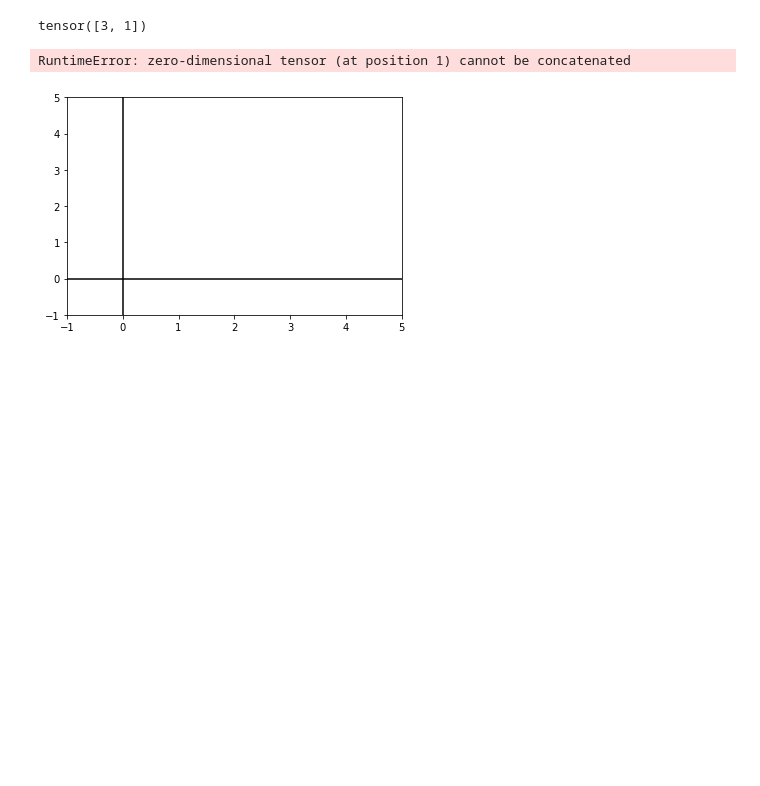
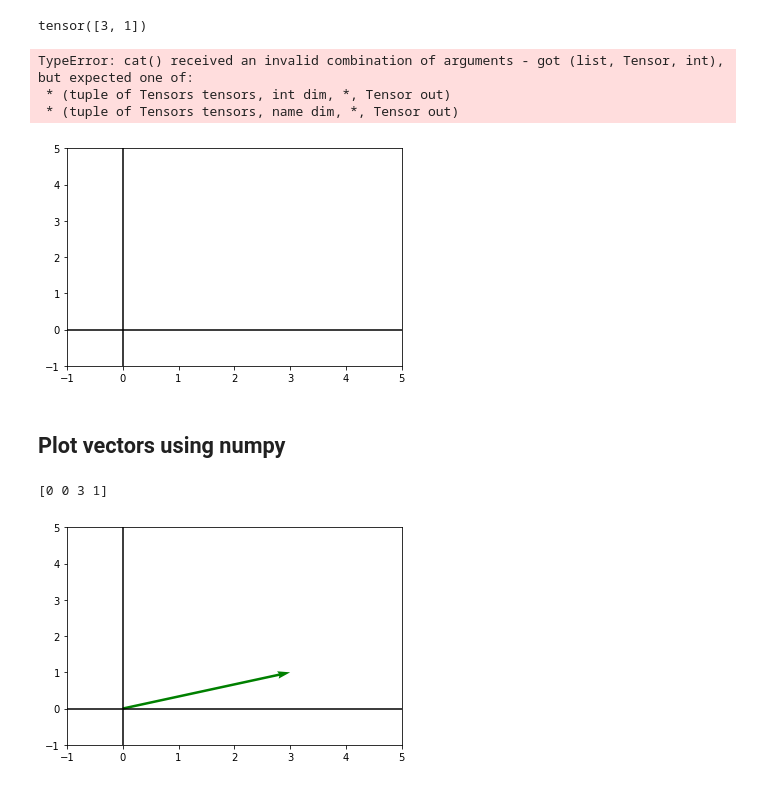
Before and after one commit to gilgamesh7/ml_math_python, a Jupyter notebook: 06_affine_transformations.ipynb, the cells around one changed output. Cells and saved outputs as stored; diff of their text form; code cells hidden in the pictures; blank space fills up the shorter version.

```diff
--- a/06_affine_transformations.ipynb
+++ b/06_affine_transformations.ipynb
@@ -25,11 +28,15 @@ def plot_vectors(vectors, colours, xlim, ylim):
    plt.ylim(ylim[0],ylim[1])
 
    for i in range(len(vectors)) :
-      x = torch.concat([torch.tensor([0,0]), vectors[i]])
+      x = torch.cat([0,0], vectors[i],0)
       plt.quiver([x[0]] , [x[1]] , [x[2]] , [x[3]],
                   angles='xy', scale_units='xy', scale=1, color=colours[i])
 # %%
-plot_vectors(v,'green',(-1,5),(-1,5))
+plot_vectors([v],'green',(-1,5),(-1,5))
 # %% [output]
-RuntimeError: zero-dimensional tensor (at position 1) cannot be concatenated
+TypeError: cat() received an invalid combination of arguments - got (list, Tensor, int), but expected one of:
+ * (tuple of Tensors tensors, int dim, *, Tensor out)
+ * (tuple of Tensors tensors, name dim, *, Tensor out)
 [figure]
+# %% [markdown]
+## Plot vectors using numpy
@@ -35,0 +45,27 @@ RuntimeError: zero-dimensional tensor (at position 1) cannot be concatenated
+# %%
+v=np.array([3,1])
+# %%
+# Function to plot 1 or more Range 1 Tensors (vectors) in a 2D plane
+import matplotlib.pyplot as plt
+
+def plot_vectors(vectors, colours, xlim, ylim):
+   # vecors : list of lists/arrays
+   # colours : list of colours of vectors on the plt
+   # xlim : xlimits tuple
+   # ylim : ylimits tuple
+   plt.figure()
+   plt.axvline(x=0, color='black')
+   plt.axhline(y=0, color='black')
+   plt.xlim(xlim[0],xlim[1])
+   plt.ylim(ylim[0],ylim[1])
+
+   for i in range(len(vectors)) :
+      x = np.concatenate([[0,0], vectors[i]])
+      print(x)
+      plt.quiver([x[0]] , [x[1]] , [x[2]] , [x[3]],
+                  angles='xy', scale_units='xy', scale=1, color=colours[i])
+# %%
+plot_vectors([v],'green',(-1,5),(-1,5))
+# %% [output]
+[0 0 3 1]
+[figure, added]
```
Also changed, not shown: parts of 11 cells of this notebook.
